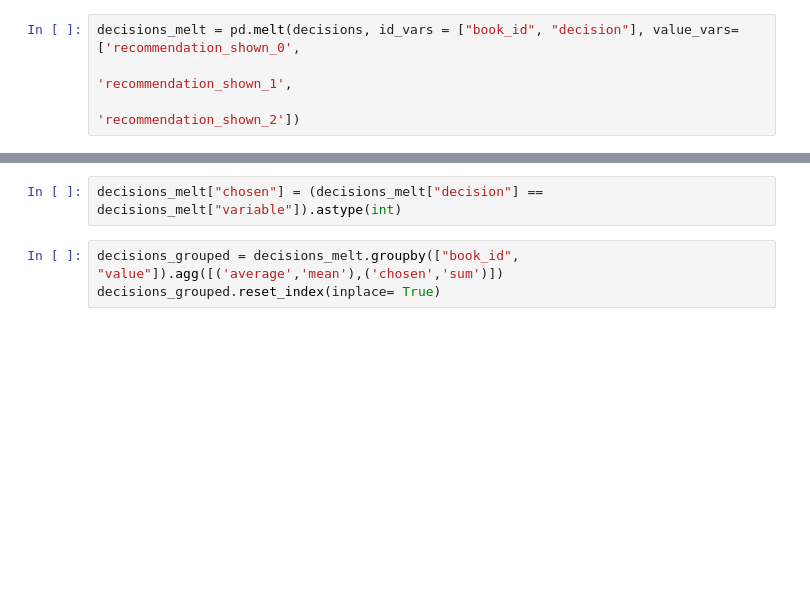
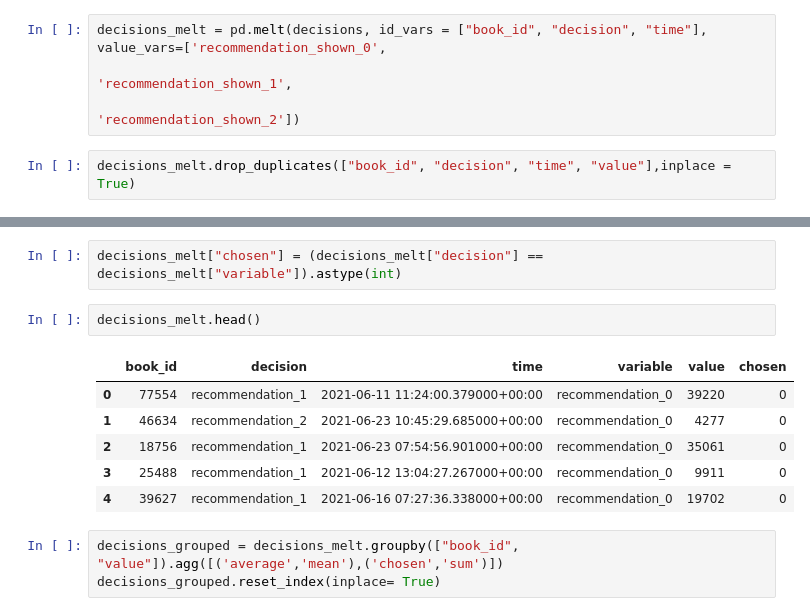
Before and after one commit to esthervogt/dmcup2021, a Jupyter notebook: notebooks/ensemble_model.ipynb, the cells around one changed output, grey strips where cells are left out. Cells and saved outputs as stored; diff of their text form; blank space fills up the shorter version.

```diff
--- a/notebooks/ensemble_model.ipynb
+++ b/notebooks/ensemble_model.ipynb
@@ -8,15 +8,26 @@ decisions = pd.read_csv("../data/processed/decisions.csv")
 books =  pd.read_csv("../data/processed/books.csv", index_col = "Unnamed: 0")
 evaluation =  pd.read_csv("../data/external/evaluation.csv")
 # %%
-decisions_melt = pd.melt(decisions, id_vars = ["book_id", "decision"], value_vars=['recommendation_shown_0',
+decisions_melt = pd.melt(decisions, id_vars = ["book_id", "decision", "time"], value_vars=['recommendation_shown_0',
                                                                                    'recommendation_shown_1',
                                                                                    'recommendation_shown_2'])
+# %%
+decisions_melt.drop_duplicates(["book_id", "decision", "time", "value"],inplace = True)
 # %%
 decisions_melt.replace({"variable":{"recommendation_shown_0": "recommendation_0",
                                   "recommendation_shown_1": "recommendation_1",
                                   "recommendation_shown_2": "recommendation_2"}}, inplace = True)
 # %%
 decisions_melt["chosen"] = (decisions_melt["decision"] == decisions_melt["variable"]).astype(int)
+# %%
+decisions_melt.head()
+# %% [output]
+|  | book_id | decision | time | variable | value | chosen |
+| 0 | 77554 | recommendation_1 | 2021-06-11 11:24:00.379000+00:00 | recommendation_0 | 39220 | 0 |
+| 1 | 46634 | recommendation_2 | 2021-06-23 10:45:29.685000+00:00 | recommendation_0 | 4277 | 0 |
+| 2 | 18756 | recommendation_1 | 2021-06-23 07:54:56.901000+00:00 | recommendation_0 | 35061 | 0 |
+| 3 | 25488 | recommendation_1 | 2021-06-12 13:04:27.267000+00:00 | recommendation_0 | 9911 | 0 |
+| 4 | 39627 | recommendation_1 | 2021-06-16 07:27:36.338000+00:00 | recommendation_0 | 19702 | 0 |
 # %%
 decisions_grouped = decisions_melt.groupby(["book_id", "value"]).agg([('average','mean'),('chosen','sum')])
 decisions_grouped.reset_index(inplace= True)
```
Also changed, not shown: parts of 2 cells of this notebook, 5 other files.
